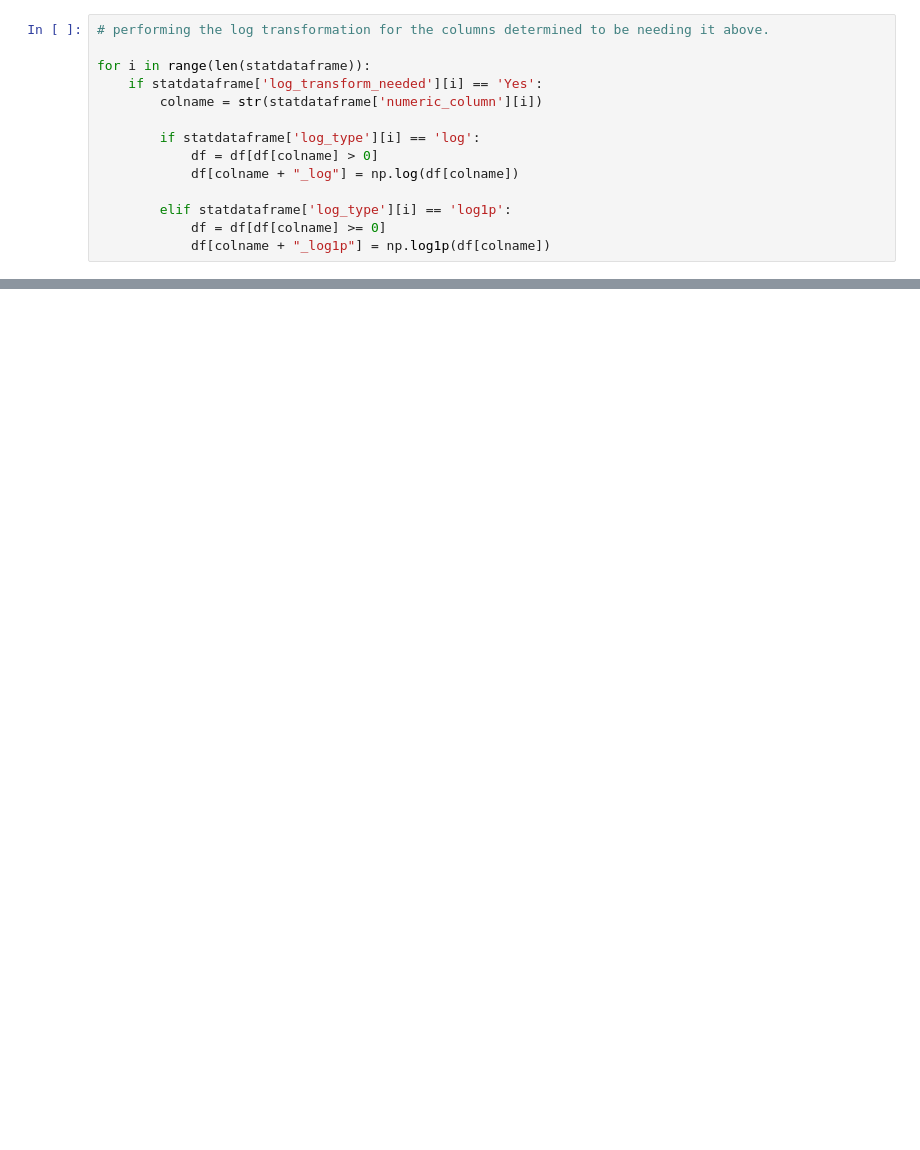
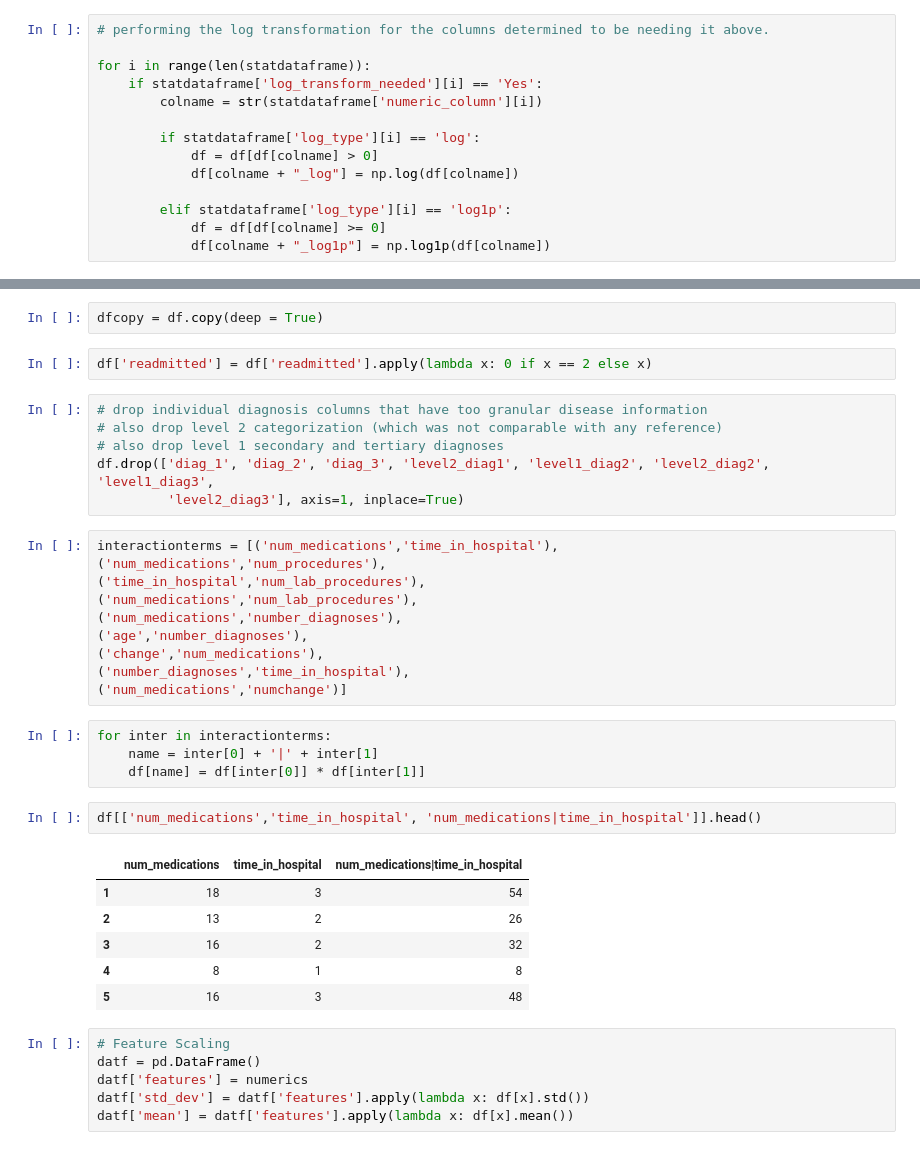
Before and after one commit to Jihyun-Eun/Python-ML-Bio, a Jupyter notebook: Predicting_Hospital_Readmission_with_Diabetes_Dataset.ipynb, the cells around one changed output, grey strips where cells are left out. Saved outputs shown, nothing was run; the diff lists cells and outputs as text; blank space fills up the shorter version.

```diff
--- a/Predicting_Hospital_Readmission_with_Diabetes_Dataset.ipynb
+++ b/Predicting_Hospital_Readmission_with_Diabetes_Dataset.ipynb
@@ -949,0 +1014,39 @@ for i in range(len(statdataframe)):
+# %%
+dfcopy = df.copy(deep = True)
+# %%
+df['readmitted'] = df['readmitted'].apply(lambda x: 0 if x == 2 else x)
+# %%
+# drop individual diagnosis columns that have too granular disease information
+# also drop level 2 categorization (which was not comparable with any reference)
+# also drop level 1 secondary and tertiary diagnoses
+df.drop(['diag_1', 'diag_2', 'diag_3', 'level2_diag1', 'level1_diag2', 'level2_diag2', 'level1_diag3',
+         'level2_diag3'], axis=1, inplace=True)
+# %%
+interactionterms = [('num_medications','time_in_hospital'),
+('num_medications','num_procedures'),
+('time_in_hospital','num_lab_procedures'),
+('num_medications','num_lab_procedures'),
+('num_medications','number_diagnoses'),
+('age','number_diagnoses'),
+('change','num_medications'),
+('number_diagnoses','time_in_hospital'),
+('num_medications','numchange')]
+# %%
+for inter in interactionterms:
+    name = inter[0] + '|' + inter[1]
+    df[name] = df[inter[0]] * df[inter[1]]
+# %%
+df[['num_medications','time_in_hospital', 'num_medications|time_in_hospital']].head()
+# %% [output]
+|  | num_medications | time_in_hospital | num_medications|time_in_hospital |
+| 1 | 18 | 3 | 54 |
+| 2 | 13 | 2 | 26 |
+| 3 | 16 | 2 | 32 |
+| 4 | 8 | 1 | 8 |
+| 5 | 16 | 3 | 48 |
+# %%
+# Feature Scaling
+datf = pd.DataFrame()
+datf['features'] = numerics
+datf['std_dev'] = datf['features'].apply(lambda x: df[x].std())
+datf['mean'] = datf['features'].apply(lambda x: df[x].mean())
```
Also changed, not shown: parts of 18 cells of this notebook.
